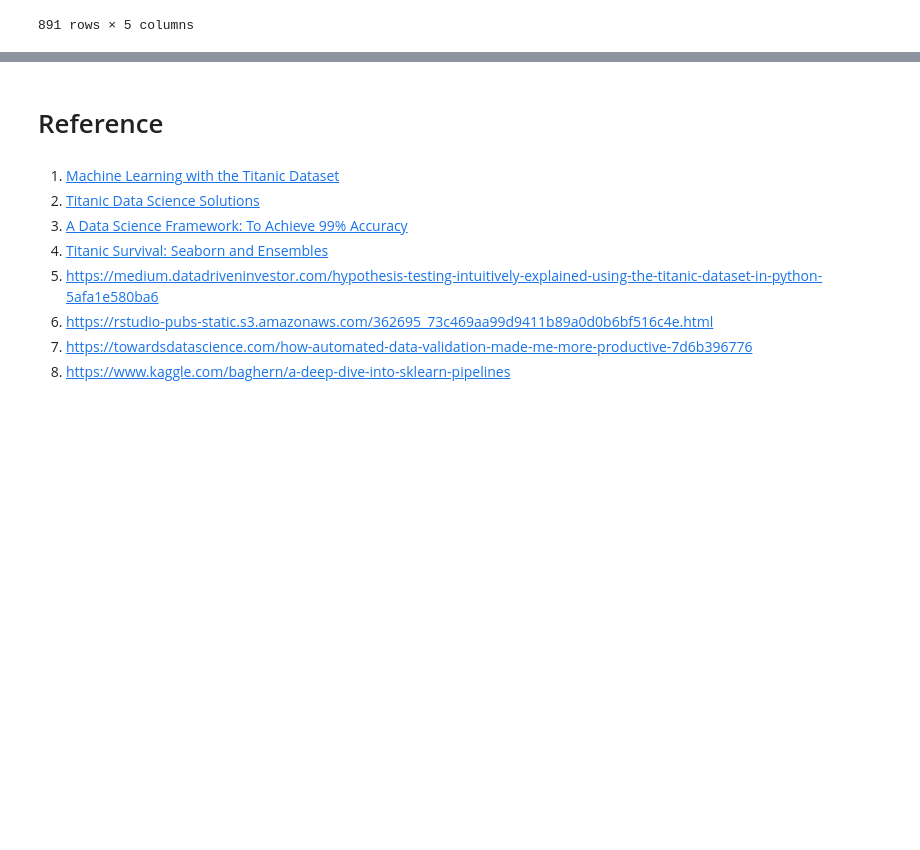
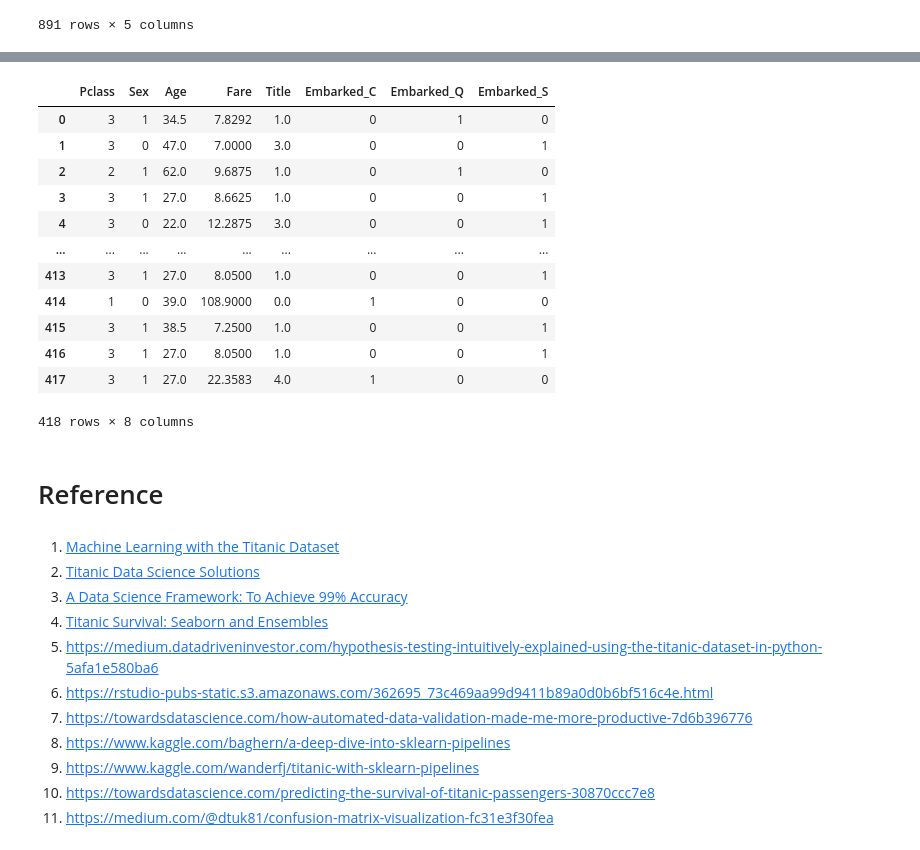
Before and after one commit to CertifaiAI/data-science-fundamentals, a Jupyter notebook: day_3/8S_End to End Example .ipynb, the cells around one changed output, grey strips where cells are left out. Saved outputs shown, nothing was run; the diff lists cells and outputs as text; code cells hidden in the pictures; blank space fills up the shorter version.

```diff
--- a/day_3/8S_End to End Example .ipynb
+++ b/day_3/8S_End to End Example .ipynb
@@ -1384,0 +1478,40 @@ Pipeline(steps=[('SVM', SVC(C=10, gamma=0.1, kernel='linear'))])
+# %%
+data_pipe = Pipeline(steps=[
+    ('CheckSchema',CheckSchema(schema)),
+    ('Drop', DropData(['Cabin','Ticket','PassengerId'])),
+    ('CreateTitle', CreateTitle()),
+    ('DropName', DropData(['Name'])),
+    ('LabelEncode',ModifiedLabelEncoder('Sex')),
+    ('ImputeAge',Impute('Age','median')),
+    ('ImputeFare',Impute('Fare','median')),
+    ('ImputeEmbarked',Impute('Embarked',"mode")),
+    ('OneHotEncoder',CustomOneHotEncoder('Embarked')),
+    ('DropSibSpParch', DropData(['SibSp','Parch']))])
+
+ml_pipe = Pipeline(steps=[
+    ('BestML',best_ml)])
+# %%
+train_data = pd.read_csv('../data/titanic_train.csv')
+x_train = train_data.drop(['Survived'],axis=1)
+y_train_final = train_data.Survived
+
+x_test  = pd.read_csv('../data/titanic_test.csv')
+y_test= pd.read_csv('../data/titanic_test_result.csv')
+y_test_final = y_test['Survived']
+# %%
+x_train_final = data_pipe.fit_transform(x_train)
+x_test_final = data_pipe.fit_transform(x_test)
+# %% [output]
+|  | Pclass | Sex | Age | Fare | Title | Embarked_C | Embarked_Q | Embarked_S |
+| 0 | 3 | 1 | 34.5 | 7.8292 | 1.0 | 0 | 1 | 0 |
+| 1 | 3 | 0 | 47.0 | 7.0000 | 3.0 | 0 | 0 | 1 |
+| 2 | 2 | 1 | 62.0 | 9.6875 | 1.0 | 0 | 1 | 0 |
+| 3 | 3 | 1 | 27.0 | 8.6625 | 1.0 | 0 | 0 | 1 |
+| 4 | 3 | 0 | 22.0 | 12.2875 | 3.0 | 0 | 0 | 1 |
+| ... | ... | ... | ... | ... | ... | ... | ... | ... |
+| 413 | 3 | 1 | 27.0 | 8.0500 | 1.0 | 0 | 0 | 1 |
+| 414 | 1 | 0 | 39.0 | 108.9000 | 0.0 | 1 | 0 | 0 |
+| 415 | 3 | 1 | 38.5 | 7.2500 | 1.0 | 0 | 0 | 1 |
+| 416 | 3 | 1 | 27.0 | 8.0500 | 1.0 | 0 | 0 | 1 |
+| 417 | 3 | 1 | 27.0 | 22.3583 | 4.0 | 1 | 0 | 0 |
+418 rows × 8 columns
@@ -1393,3 +1531,6 @@ Pipeline(steps=[('SVM', SVC(C=10, gamma=0.1, kernel='linear'))])
 6. https://rstudio-pubs-static.s3.amazonaws.com/362695_73c469aa99d9411b89a0d0b6bf516c4e.html
 7. https://towardsdatascience.com/how-automated-data-validation-made-me-more-productive-7d6b396776
 8. https://www.kaggle.com/baghern/a-deep-dive-into-sklearn-pipelines
+9. https://www.kaggle.com/wanderfj/titanic-with-sklearn-pipelines
+10. https://towardsdatascience.com/predicting-the-survival-of-titanic-passengers-30870ccc7e8
+11. https://medium.com/@dtuk81/confusion-matrix-visualization-fc31e3f30fea
```
Also changed, not shown: parts of 43 cells of this notebook.
